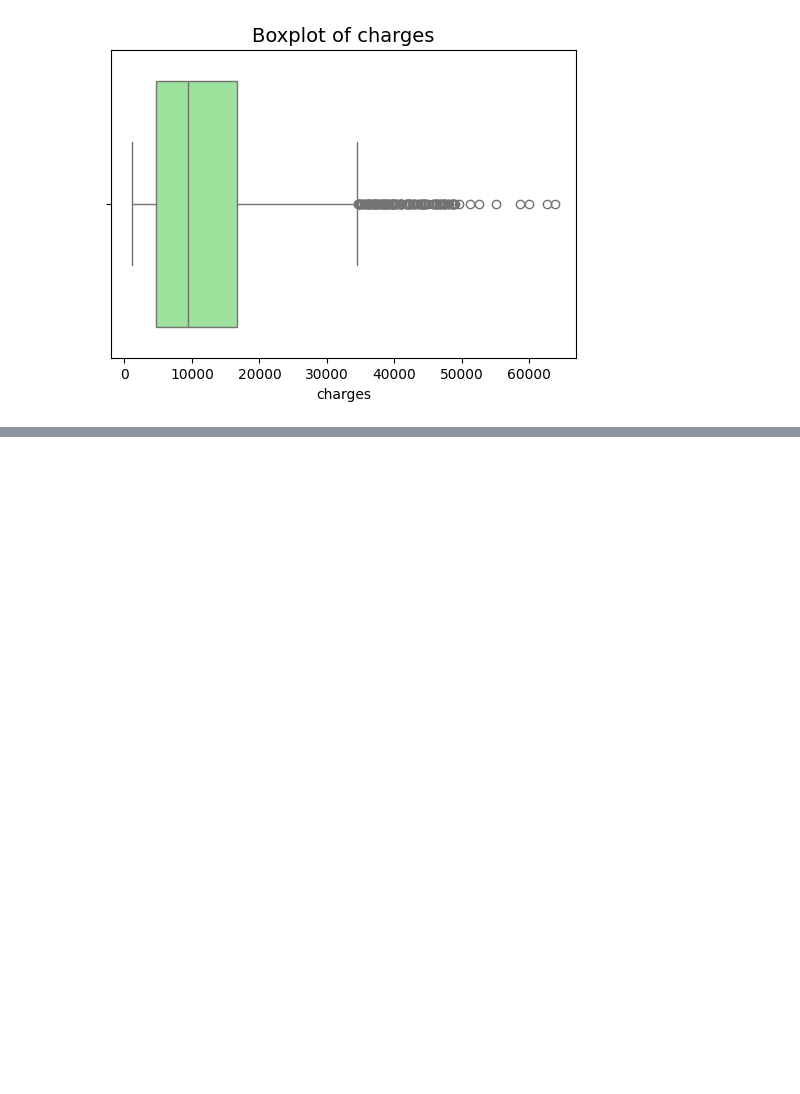
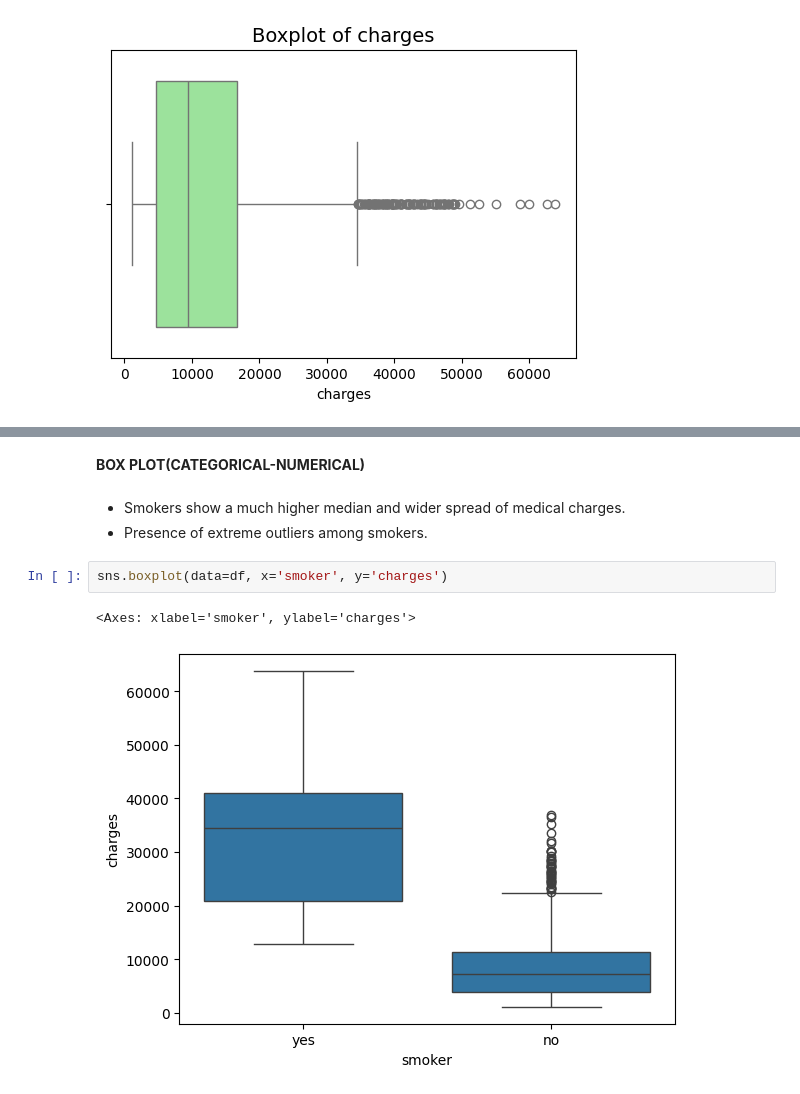
Before and after one commit to samairajn412-png/medical-insurance-cost-prediction, a Jupyter notebook: notebooks/02_univariate_bivariate_analysis.ipynb, the cells around one changed output, grey strips where cells are left out. Saved outputs shown, nothing was run; the diff lists cells and outputs as text; blank space fills up the shorter version.

```diff
--- a/notebooks/02_univariate_bivariate_analysis.ipynb
+++ b/notebooks/02_univariate_bivariate_analysis.ipynb
@@ -92,0 +139,10 @@ for col in numerical_cols:
+# %% [markdown]
+**BOX PLOT(CATEGORICAL-NUMERICAL)**
+# %% [markdown]
+- Smokers show a much higher median and wider spread of medical charges.
+- Presence of extreme outliers among smokers.
+# %%
+sns.boxplot(data=df, x='smoker', y='charges')
+# %% [output]
+<Axes: xlabel='smoker', ylabel='charges'>
+[figure, added]
```
Also changed, not shown: parts of 21 cells of this notebook, 2 other files.
